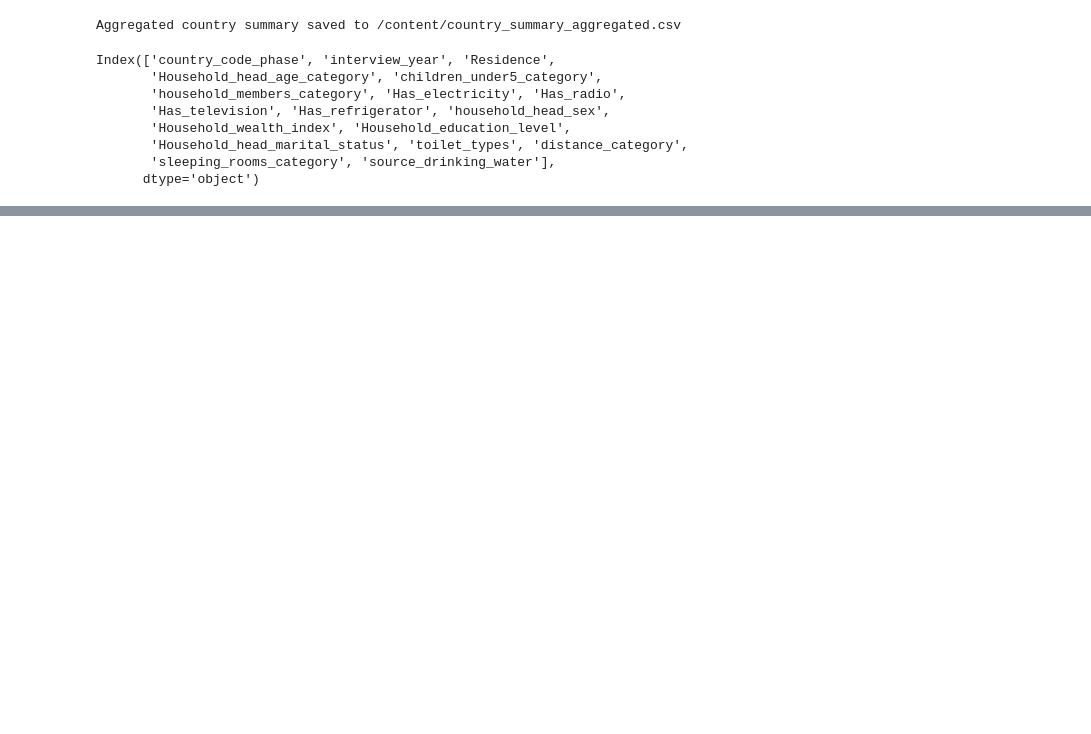
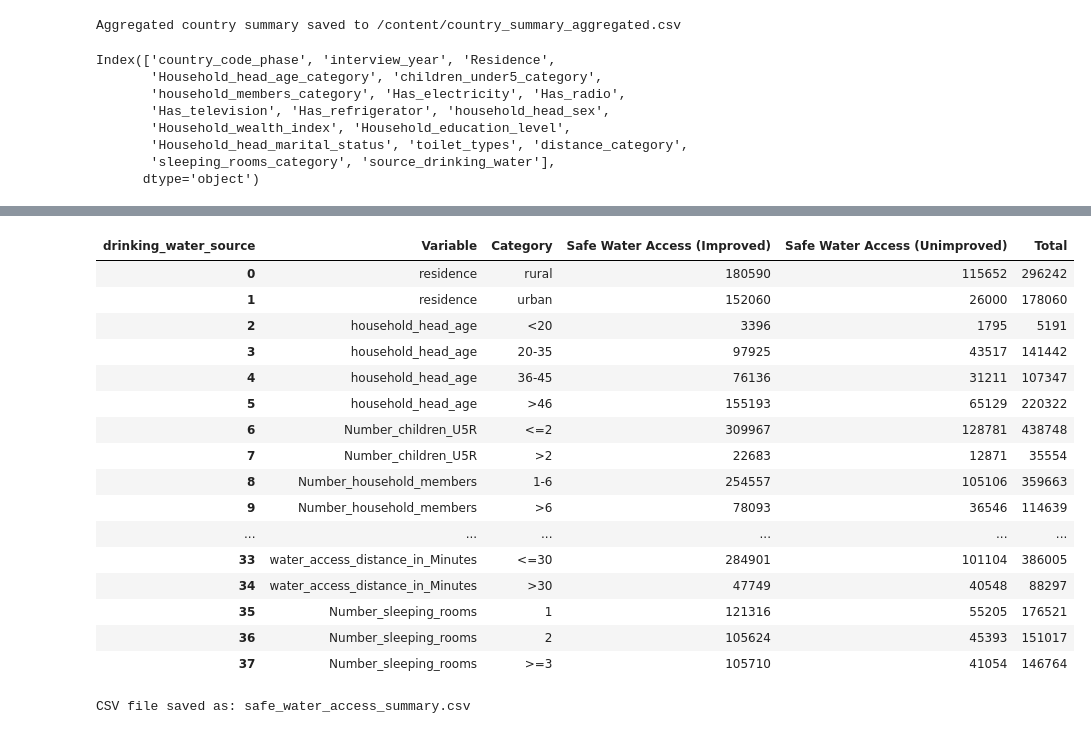
Before and after one commit to Fentahun60/Fentahun, a Jupyter notebook: Safewater_access.ipynb, the cells around one changed output, grey strips where cells are left out. Saved outputs shown, nothing was run; the diff lists cells and outputs as text; code cells hidden in the pictures; blank space fills up the shorter version.

```diff
--- a/Safewater_access.ipynb
+++ b/Safewater_access.ipynb
@@ -780,0 +894,75 @@ Index(['country_code_phase', 'interview_year', 'Residence',
+# %%
+import pandas as pd
+
+# -------------------------------------------
+# List of variables to summarise
+# -------------------------------------------
+variables = [
+    'residence', 'household_head_age', 'Number_children_U5R',
+    'Number_household_members', 'electricity_access', 'Has_radio',
+    'Has_television', 'Has_refrigerator', 'Sex_of_household_head',
+    'household_wealth_index', 'household_head_education_level',
+    'marital_status', 'toilet_type', 'water_access_distance_in_Minutes',
+    'Number_sleeping_rooms'
+]
+
+# -------------------------------------------
+# Function to generate one summary table
+# -------------------------------------------
+summary_tables = []
+
+for var in variables:
+    temp = (
+        df_final
+        .groupby([var, 'drinking_water_source'])
+        .size()
+        .unstack(fill_value=0)                 # columns = Improved / Unimproved
+        .reset_index()
+    )
+
+    # Rename columns
+    temp.rename(columns={
+        var: 'Category',
+        'Improved': 'Safe Water Access (Improved)',
+        'Unimproved': 'Safe Water Access (Unimproved)'
+    }, inplace=True)
+
+    # Add Total column
+    temp['Total'] = temp['Safe Water Access (Improved)'] + temp['Safe Water Access (Unimproved)']
+
+    # Add variable name column
+    temp.insert(0, 'Variable', var)
+
+    summary_tables.append(temp)
+
+# -------------------------------------------
+# Combine into a single table
+# -------------------------------------------
+final_table = pd.concat(summary_tables, ignore_index=True)
+
+# Display
+final_table
+# %% [output]
+| drinking_water_source | Variable | Category | Safe Water Access (Improved) | Safe Water Access (Unimproved) | Total |
+| 0 | residence | rural | 180590 | 115652 | 296242 |
+| 1 | residence | urban | 152060 | 26000 | 178060 |
+| 2 | household_head_age | <20 | 3396 | 1795 | 5191 |
+| 3 | household_head_age | 20-35 | 97925 | 43517 | 141442 |
+| 4 | household_head_age | 36-45 | 76136 | 31211 | 107347 |
+| 5 | household_head_age | >46 | 155193 | 65129 | 220322 |
+| 6 | Number_children_U5R | <=2 | 309967 | 128781 | 438748 |
+| 7 | Number_children_U5R | >2 | 22683 | 12871 | 35554 |
+| 8 | Number_household_members | 1-6 | 254557 | 105106 | 359663 |
+| 9 | Number_household_members | >6 | 78093 | 36546 | 114639 |
+| ... | ... | ... | ... | ... | ... |
+| 33 | water_access_distance_in_Minutes | <=30 | 284901 | 101104 | 386005 |
+| 34 | water_access_distance_in_Minutes | >30 | 47749 | 40548 | 88297 |
+| 35 | Number_sleeping_rooms | 1 | 121316 | 55205 | 176521 |
+| 36 | Number_sleeping_rooms | 2 | 105624 | 45393 | 151017 |
+| 37 | Number_sleeping_rooms | >=3 | 105710 | 41054 | 146764 |
+# %%
+final_table.to_csv('safe_water_access_summary.csv', index=False)
+
+print("CSV file saved as: safe_water_access_summary.csv")
+# %% [output]
+CSV file saved as: safe_water_access_summary.csv
```
Also changed, not shown: parts of 33 cells of this notebook.
